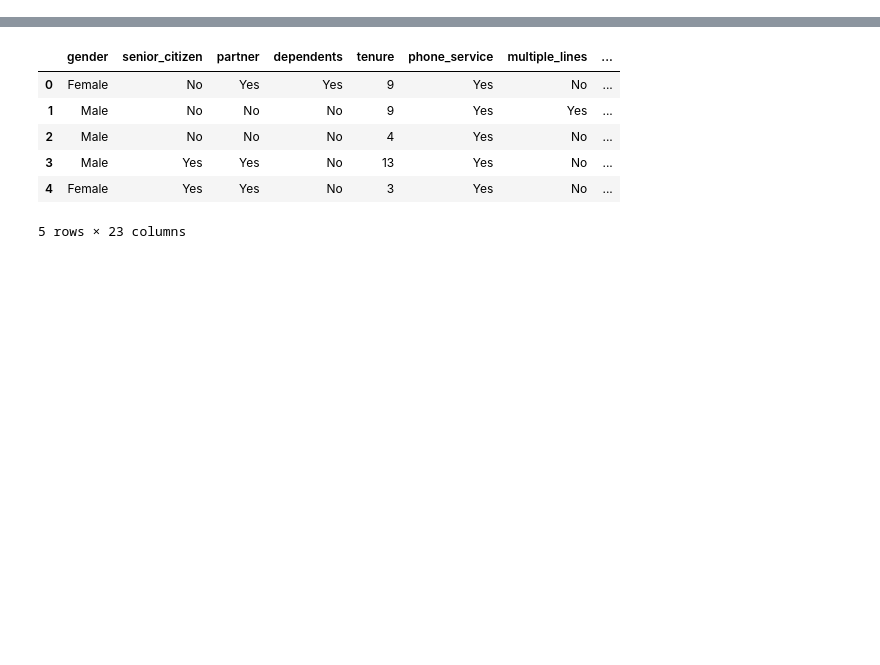
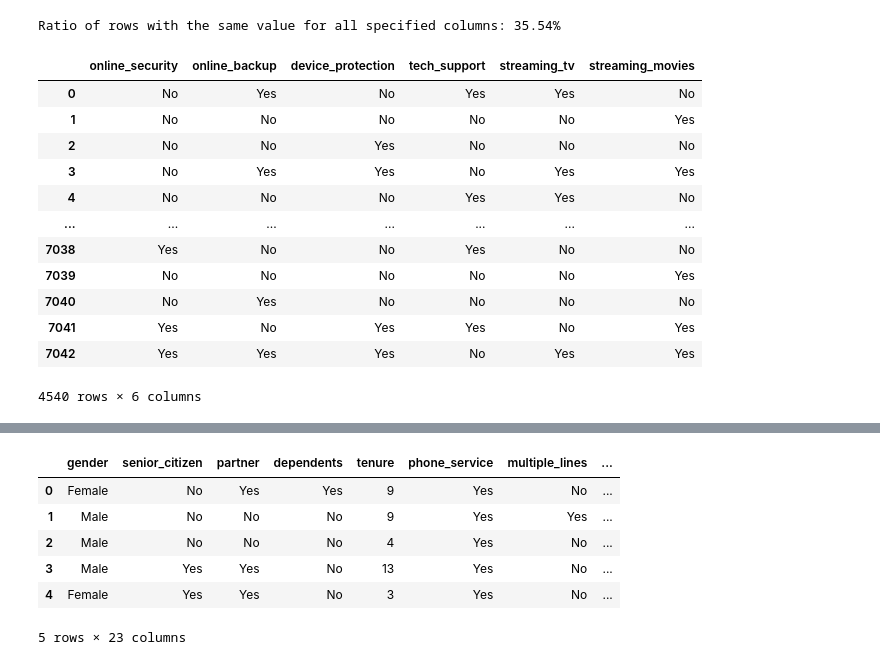
Before and after one commit to Jonathan-Garcia1/Telco_Churn, a Jupyter notebook: non_final_explore.ipynb, the cells around one changed output, grey strips where cells are left out. Saved outputs shown, nothing was run; the diff lists cells and outputs as text; code cells hidden in the pictures; blank space fills up the shorter version.

```diff
--- a/non_final_explore.ipynb
+++ b/non_final_explore.ipynb
@@ -9,2 +10,4 @@ import seaborn as sns
 from prepare import telco_prep
 from explore import chi2_internet_service
+# %%
+df_all = get_telco_data()
@@ -10,0 +24,57 @@ from explore import chi2_internet_service
+# %%
+
+# Assuming df_all is your DataFrame
+# Replace this with your actual data
+# df_all = ...
+
+# List of columns to consider
+columns_to_check = ['online_security', 'online_backup', 'device_protection', 'tech_support', 'streaming_tv', 'streaming_movies']
+
+# Calculate the ratio of rows where all specified columns have the same value
+total_rows = len(df_all)
+same_value_rows = 0
+
+for index, row in df_all.iterrows():
+    values = row[columns_to_check]
+    if len(set(values)) == 1:
+        same_value_rows += 1
+
+ratio = same_value_rows / total_rows
+print("Ratio of rows with the same value for all specified columns: {:.2%}".format(ratio))
+# %% [output]
+Ratio of rows with the same value for all specified columns: 35.54%
+# %%
+
+# Assuming df_all is your DataFrame
+# Replace this with your actual data
+# df_all = ...
+
+# List of columns to consider
+columns_to_check = ['online_security', 'online_backup', 'device_protection', 'tech_support', 'streaming_tv', 'streaming_movies']
+
+# Create a new DataFrame for rows where columns have more than one unique value
+rows_not_equal = []
+for index, row in df_all.iterrows():
+    values = row[columns_to_check]
+    if len(set(values)) > 1:
+        rows_not_equal.append(row)
+
+df_all_not_equal = pd.DataFrame(rows_not_equal)
+
+# Now df_all_not_equal contains rows with multiple unique values in the specified columns
+# %%
+df_all_not_equal[['online_security', 'online_backup', 'device_protection', 'tech_support', 'streaming_tv', 'streaming_movies']]
+# %% [output]
+|  | online_security | online_backup | device_protection | tech_support | streaming_tv | streaming_movies |
+| 0 | No | Yes | No | Yes | Yes | No |
+| 1 | No | No | No | No | No | Yes |
+| 2 | No | No | Yes | No | No | No |
+| 3 | No | Yes | Yes | No | Yes | Yes |
+| 4 | No | No | No | Yes | Yes | No |
+| ... | ... | ... | ... | ... | ... | ... |
+| 7038 | Yes | No | No | Yes | No | No |
+| 7039 | No | No | No | No | No | Yes |
+| 7040 | No | Yes | No | No | No | No |
+| 7041 | Yes | No | Yes | Yes | No | Yes |
+| 7042 | Yes | Yes | Yes | No | Yes | Yes |
+4540 rows × 6 columns
```
Also changed, not shown: parts of 3 cells of this notebook, 8 other files.
